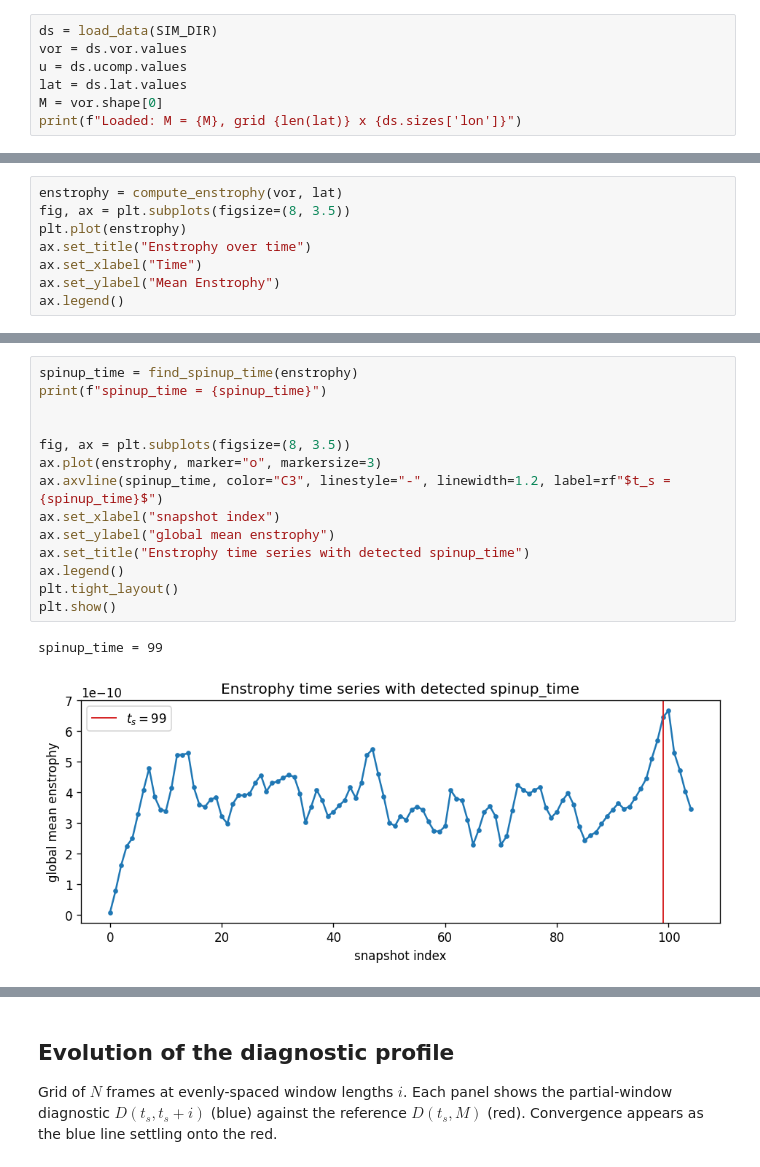
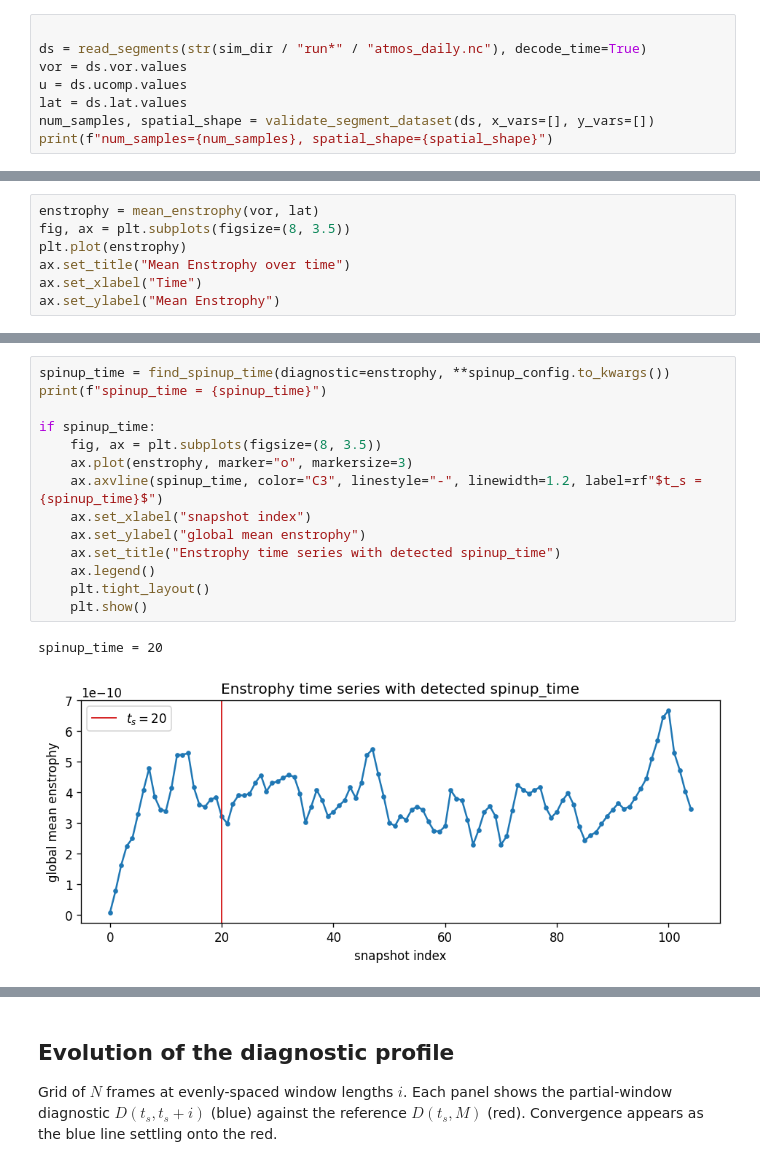
Before and after one commit to tglanz/climatology, a Jupyter notebook: ml/notebooks/enstrophy_convergence.ipynb, the cells around one changed output, grey strips where cells are left out. Saved outputs shown, nothing was run; the diff lists cells and outputs as text.

```diff
--- a/ml/notebooks/enstrophy_convergence.ipynb
+++ b/ml/notebooks/enstrophy_convergence.ipynb
@@ -30,8 +31,9 @@ from ml.diagnostics import (
 # %%
-ds = load_data(SIM_DIR)
+
+ds = read_segments(str(sim_dir / "run*" / "atmos_daily.nc"), decode_time=True)
 vor = ds.vor.values
 u = ds.ucomp.values
 lat = ds.lat.values
-M = vor.shape[0]
-print(f"Loaded: M = {M}, grid {len(lat)} x {ds.sizes['lon']}")
+num_samples, spatial_shape = validate_segment_dataset(ds, x_vars=[], y_vars=[])
+print(f"num_samples={num_samples}, spatial_shape={spatial_shape}")
 # %% [output]
@@ -39,9 +41,8 @@ Loaded: M = 105, grid 128 x 256
 # %%
-enstrophy = compute_enstrophy(vor, lat)
+enstrophy = mean_enstrophy(vor, lat)
 fig, ax = plt.subplots(figsize=(8, 3.5))
 plt.plot(enstrophy)
-ax.set_title("Enstrophy over time")
+ax.set_title("Mean Enstrophy over time")
 ax.set_xlabel("Time")
 ax.set_ylabel("Mean Enstrophy")
-ax.legend()
 # %% [output]
@@ -50,18 +51,18 @@ ax.legend()
 # %%
-spinup_time = find_spinup_time(enstrophy)
+spinup_time = find_spinup_time(diagnostic=enstrophy, **spinup_config.to_kwargs())
 print(f"spinup_time = {spinup_time}")
 
-
-fig, ax = plt.subplots(figsize=(8, 3.5))
-ax.plot(enstrophy, marker="o", markersize=3)
-ax.axvline(spinup_time, color="C3", linestyle="-", linewidth=1.2, label=rf"$t_s = {spinup_time}$")
-ax.set_xlabel("snapshot index")
-ax.set_ylabel("global mean enstrophy")
-ax.set_title("Enstrophy time series with detected spinup_time")
-ax.legend()
-plt.tight_layout()
-plt.show()
+if spinup_time:
+    fig, ax = plt.subplots(figsize=(8, 3.5))
+    ax.plot(enstrophy, marker="o", markersize=3)
+    ax.axvline(spinup_time, color="C3", linestyle="-", linewidth=1.2, label=rf"$t_s = {spinup_time}$")
+    ax.set_xlabel("snapshot index")
+    ax.set_ylabel("global mean enstrophy")
+    ax.set_title("Enstrophy time series with detected spinup_time")
+    ax.legend()
+    plt.tight_layout()
+    plt.show()
 # %% [output]
-spinup_time = 99
+spinup_time = 20
-[figure, old version]
+[figure, new version]
 # %%
```
Also changed, not shown: parts of 11 cells of this notebook, 9 other files.
